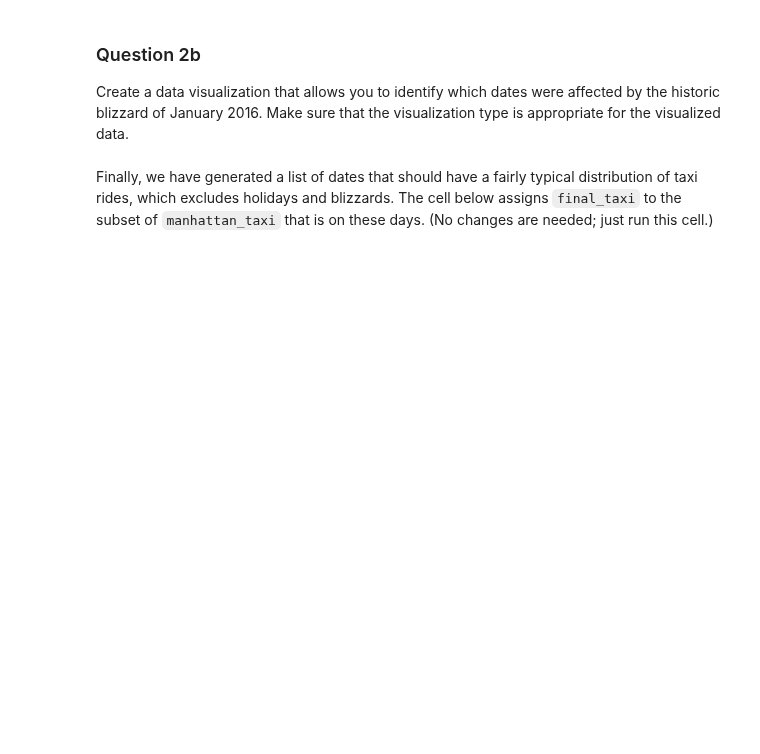
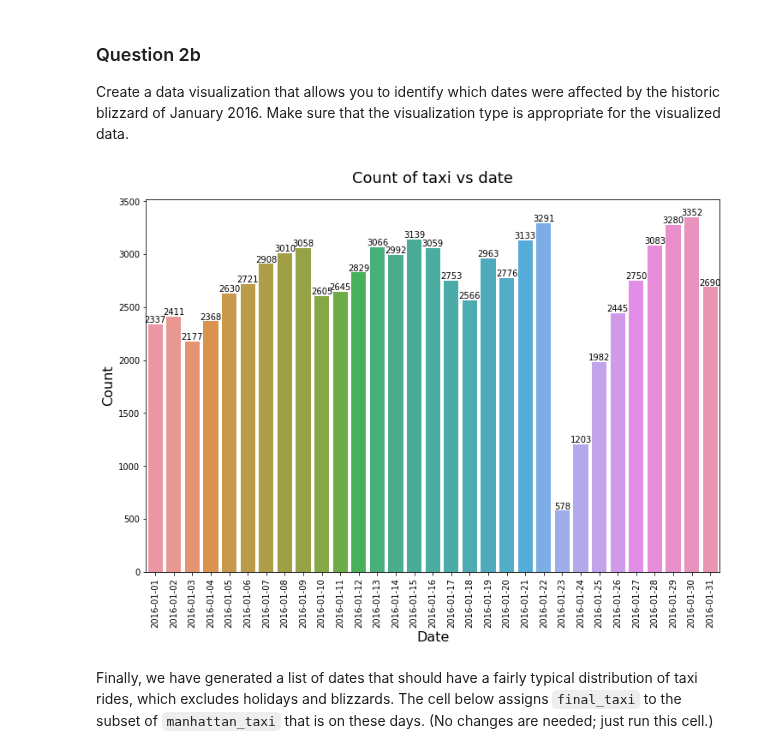
Before and after one commit to zhugeyicixin/DataSci200, a Jupyter notebook: proj/proj3/proj3.ipynb, the cells around one changed output. Cells and saved outputs as stored; diff of their text form; code cells hidden in the pictures; blank space fills up the shorter version.

```diff
--- a/proj/proj3/proj3.ipynb
+++ b/proj/proj3/proj3.ipynb
@@ -223,0 +326,3 @@ manhattan_taxi.head()
+# %%
+manhattan_taxi['date'] = pd.to_datetime(manhattan_taxi['pickup_datetime']).dt.date
+manhattan_taxi.head()
@@ -241,3 +360,28 @@ format: image
+# %%
+
+fig = plt.figure(figsize=(12,8))
+ax = fig.add_subplot(111)
+
+sns.countplot(
+    x='date',
+    data=manhattan_taxi.sort_values('date'),
+    ax=ax
+)
+
+# Label the bars with counts
+for patch in ax.patches:
+    x = patch.get_bbox().get_points()[:, 0]
+    y = patch.get_bbox().get_points()[1, 1]
+    ax.annotate(f'{int(y)}', (x.mean(), y), ha='center', va='bottom')
+
+# Format x-axes
+ax.set_xticklabels(ax.xaxis.get_majorticklabels(), rotation=90)
+
+plt.title('Count of taxi vs date', size=18, y=1.03)
+plt.xlabel('Date', size=16)
+plt.ylabel('Count', size=16);
+# %% [output]
+[figure, added]
 # %% [markdown]
 Finally, we have generated a list of dates that should have a fairly typical distribution of taxi rides, which excludes holidays and blizzards. The cell below assigns `final_taxi` to the subset of `manhattan_taxi` that is on these days. (No changes are needed; just run this cell.)
 # %%
```
Also changed, not shown: parts of 55 cells of this notebook, 1 other file.
